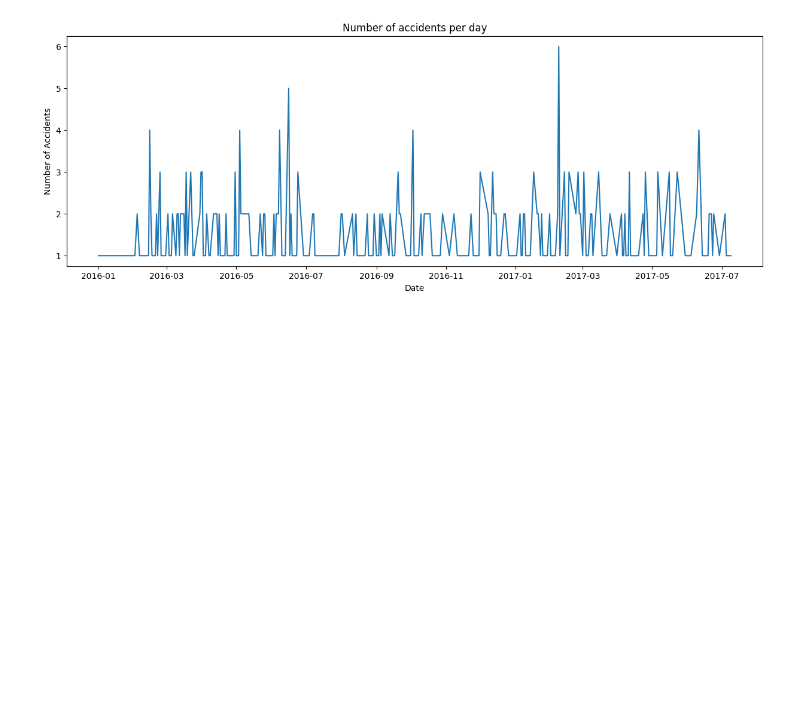
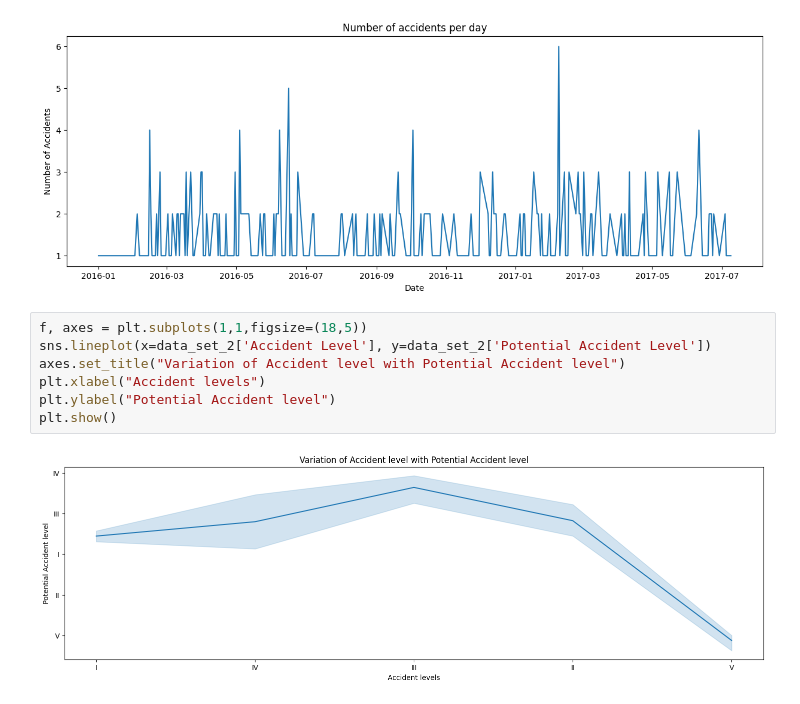
Before and after one commit to susara20010420/Workplace-Safety-Insights-from-the-Industrial-Safety-Health-Analytics-Dataset, a Jupyter notebook: Literature Review.ipynb, the cells around one changed output. Saved outputs shown, nothing was run; the diff lists cells and outputs as text; blank space fills up the shorter version.

```diff
--- a/Literature Review.ipynb
+++ b/Literature Review.ipynb
@@ -187,3 +187,12 @@ plt.ylabel("Number of Accidents")
 plt.show()
 # %% [output]
 [figure]
+# %%
+f, axes = plt.subplots(1,1,figsize=(18,5))
+sns.lineplot(x=data_set_2['Accident Level'], y=data_set_2['Potential Accident Level'])
+axes.set_title("Variation of Accident level with Potential Accident level")
+plt.xlabel("Accident levels")
+plt.ylabel("Potential Accident level")
+plt.show()
+# %% [output]
+[figure, added]
```
Also changed, not shown: parts of 2 cells of this notebook.
